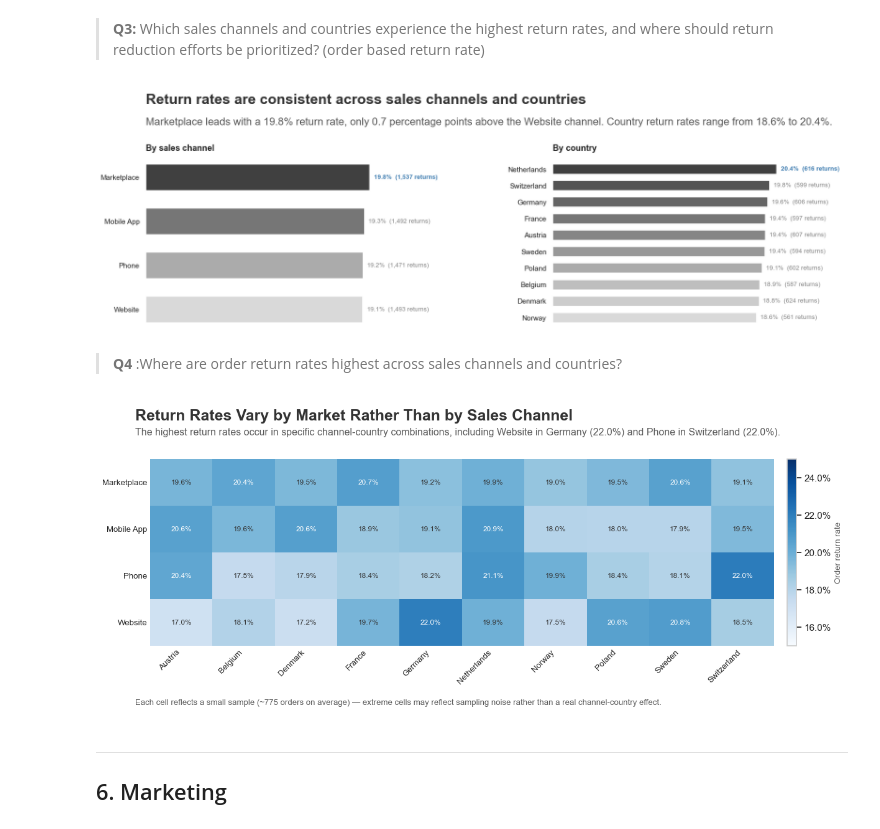
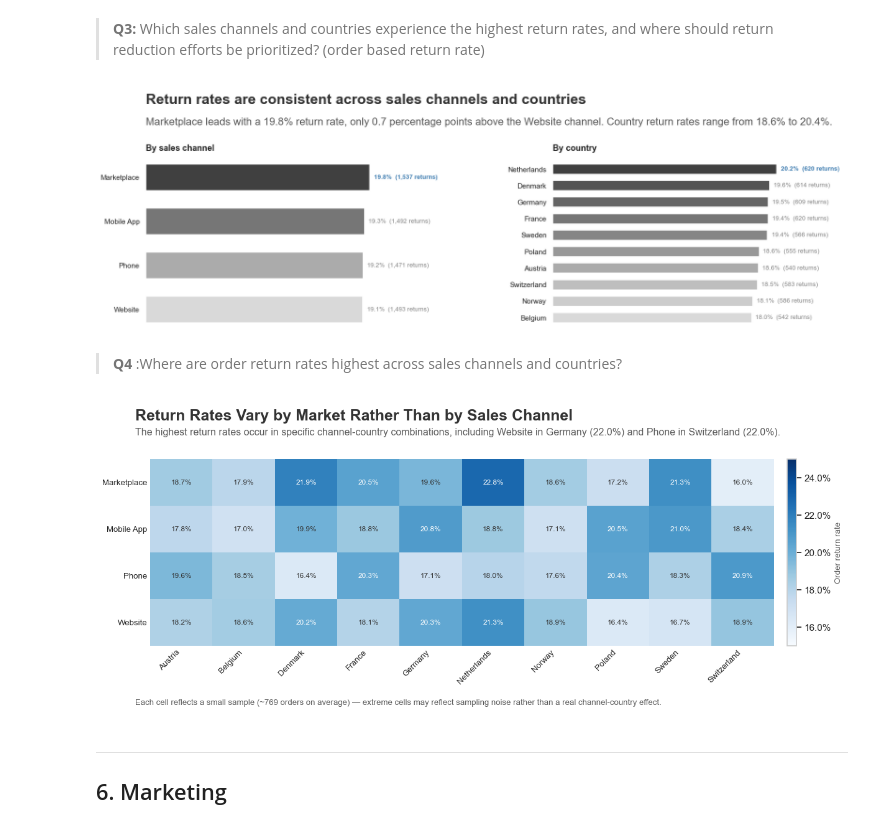
Before and after one commit to eileenheyer-cyber/nordhome_retail_analytics, a Jupyter notebook: 04_EDA/nordhome_eda.ipynb, the cells around one changed output. Cells and saved outputs as stored; diff of their text form; code cells hidden in the pictures.

```diff
--- a/04_EDA/nordhome_eda.ipynb
+++ b/04_EDA/nordhome_eda.ipynb
@@ -3147,16 +3148,18 @@ df_channel = pd.read_sql("""
 
 df_country = pd.read_sql("""
     WITH orders_total AS (
-        SELECT country, COUNT(DISTINCT order_id) AS total_orders
-        FROM mart.fact_order_items
-        WHERE country != 'Unknown'
-        GROUP BY country
+        SELECT dc.country, COUNT(DISTINCT foi.order_id) AS total_orders
+        FROM mart.fact_order_items foi
+        JOIN mart.dim_customer dc ON foi.customer_key = dc.customer_key
+        WHERE dc.country != 'Unknown'
+        GROUP BY dc.country
     ),
     return_total AS (
-        SELECT country, COUNT(DISTINCT order_id) AS returned_orders
-        FROM mart.fact_returns
-        WHERE ghost_order_flag = false AND country != 'Unknown'
-        GROUP BY country
+        SELECT dc.country, COUNT(DISTINCT fr.order_id) AS returned_orders
+        FROM mart.fact_returns fr
+        JOIN mart.dim_customer dc ON fr.customer_key = dc.customer_key
+        WHERE fr.ghost_order_flag = false AND dc.country != 'Unknown'
+        GROUP BY dc.country
     )
     SELECT
         ot.country AS label,
@@ -3167,6 +3170,7 @@ df_country = pd.read_sql("""
     LEFT JOIN return_total rt ON ot.country = rt.country
     ORDER BY order_return_pct ASC
 """, engine)
+
 
 # --------------------------------------------------
 # 2. Shared plotting helper — ranked bar, rate as length, count as label
@@ -3215,7 +3219,7 @@ add_title_subtitle(
 plt.savefig("figures/order_return_rate_channel_country.png", dpi=150, bbox_inches="tight")
 plt.show()
 # %% [output]
-[figure, old version]
+[figure, new version]
 # %% [markdown]
 > **Q4** :Where are order return rates highest across sales channels and countries?
 # %%
@@ -3230,21 +3234,22 @@ from base_style import pct
 # --------------------------------------------------
 # 1. Load order return rate by channel x country
 # --------------------------------------------------
-
 df_heatmap = pd.read_sql("""
     WITH orders_total AS (
-        SELECT sales_channel, country, COUNT(DISTINCT order_id) AS total_orders
-        FROM mart.fact_order_items
-        WHERE sales_channel != 'Unknown' AND country != 'Unknown'
-        GROUP BY sales_channel, country
+        SELECT foi.sales_channel, dc.country, COUNT(DISTINCT foi.order_id) AS total_orders
+        FROM mart.fact_order_items foi
+        JOIN mart.dim_customer dc ON foi.customer_key = dc.customer_key
+        WHERE foi.sales_channel != 'Unknown' AND dc.country != 'Unknown'
+        GROUP BY foi.sales_channel, dc.country
     ),
     return_total AS (
-        SELECT sales_channel, country, COUNT(DISTINCT order_id) AS returned_orders
-        FROM mart.fact_returns
-        WHERE ghost_order_flag = false
-          AND sales_channel != 'Unknown'
-          AND country != 'Unknown'
-        GROUP BY sales_channel, country
+        SELECT fr.sales_channel, dc.country, COUNT(DISTINCT fr.order_id) AS returned_orders
+        FROM mart.fact_returns fr
+        JOIN mart.dim_customer dc ON fr.customer_key = dc.customer_key
+        WHERE fr.ghost_order_flag = false
+          AND fr.sales_channel != 'Unknown'
+          AND dc.country != 'Unknown'
+        GROUP BY fr.sales_channel, dc.country
     )
     SELECT
         ot.sales_channel,
@@ -3257,6 +3262,7 @@ df_heatmap = pd.read_sql("""
         ON ot.sales_channel = rt.sales_channel AND ot.country = rt.country
     ORDER BY ot.sales_channel, ot.country
 """, engine)
+
 
 avg_orders_per_cell = df_heatmap["total_orders"].mean()
 
@@ -3289,34 +3295,34 @@ for i in range(pivot.shape[0]):
         if not np.isnan(val):
             text_color = "white" if val > midpoint else "#333333"
             ax.text(j, i, f"{val:.1f}%", ha="center", va="center",
                     fontsize=8.5, color=text_color)
 
 for spine in ax.spines.values():
     spine.set_visible(False)
 ax.tick_params(length=0)
 ax.grid(False)
 
 cbar = fig.colorbar(im, ax=ax, fraction=0.03, pad=0.02)
 cbar.ax.yaxis.set_major_formatter(pct)
 cbar.ax.set_ylabel("Order return rate", fontsize=9.5, color="#5A5A5A")
 
 fig.text(0.08, 0.98,
          "Return Rates Vary by Market Rather Than by Sales Channel",
          fontsize=18, fontweight="bold", color="#333333", va="top")
 fig.text(0.08, 0.92,
          "The highest return rates occur in specific channel-country combinations, including Website in Germany (22.0%) and Phone in Switzerland (22.0%).",
          fontsize=11.5, color="#5A5A5A", va="top")
 
 fig.text(0.08, 0.03,
          f"Each cell reflects a small sample (~{avg_orders_per_cell:,.0f} orders on average) — "
          "extreme cells may reflect sampling noise rather than a real channel-country effect.",
          fontsize=9.5, color="#5A5A5A")
 
 plt.subplots_adjust(left=0.1, right=0.98, top=0.82, bottom=0.22)
 plt.savefig("figures/order_return_rate_heatmap.png", dpi=150, bbox_inches="tight")
 plt.show()
 # %% [output]
-[figure, old version]
+[figure, new version]
 # %% [markdown]
 ---
 ## 6. Marketing
```
Also changed, not shown: parts of 1 cell of this notebook, 15 other files.
